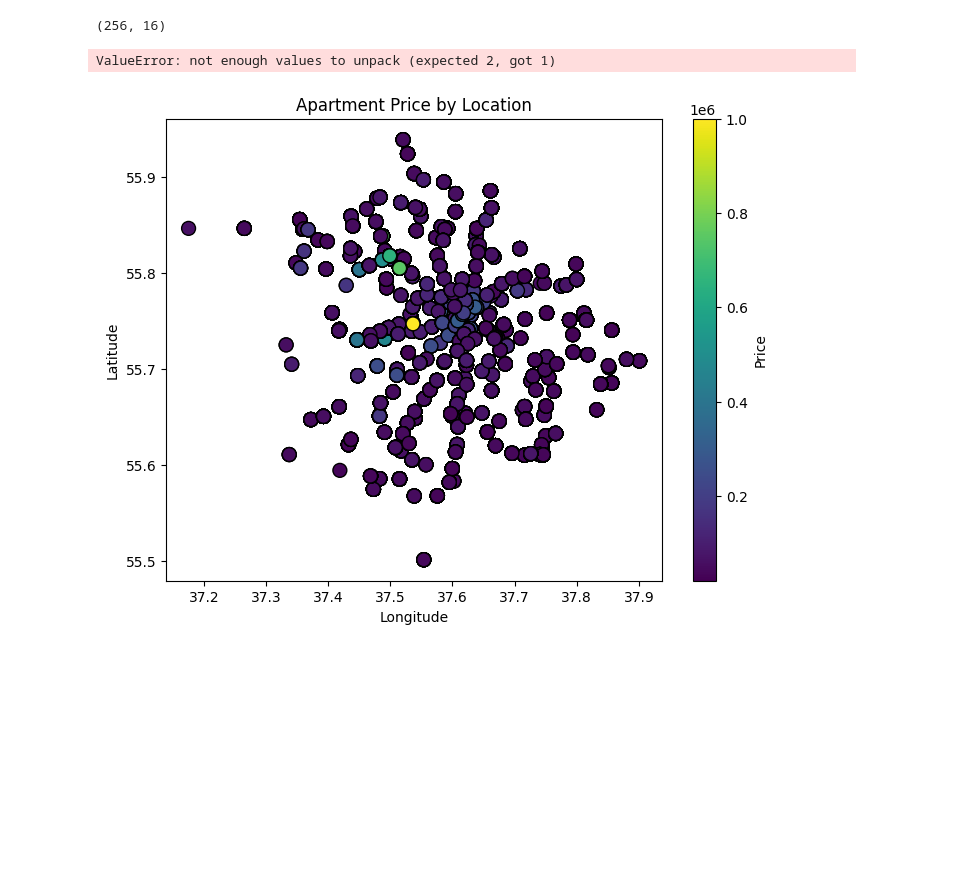
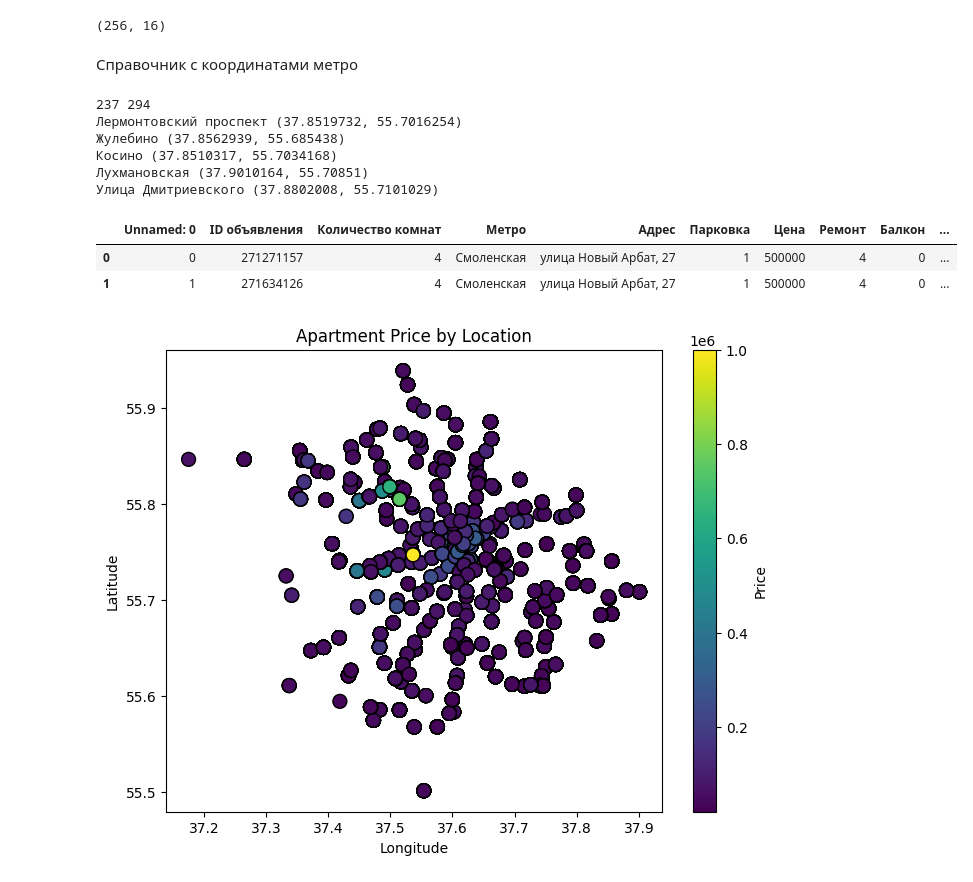
Before and after one commit to Ali-B-Indahouse/How-Much-Is-The-real-estate-in-Moscow, a Jupyter notebook: main.ipynb, the cells around one changed output. Saved outputs shown, nothing was run; the diff lists cells and outputs as text; code cells hidden in the pictures; blank space fills up the shorter version.

```diff
--- a/main.ipynb
+++ b/main.ipynb
@@ -299,0 +333,39 @@ sns.heatmap(df.corr(numeric_only=True), fmt='.2f', annot=True)
+# %%
+def distance_to_subway(s) -> float:
+    if pd.isna(s):
+        return pd.NA
+
+    # Проверяем, есть ли "(мин пешком)" или "(мин на машине)"
+    minutes = 0
+    if "мин пешком" in s:
+        # ищем число минут перед " мин пешком"
+        start = s.find("(") + 1
+        end = s.find(" мин пешком")
+
+        try :
+            minutes = int(s[start:end])
+        except:
+            minutes = 0
+
+        # Средняя скорость пешехода ≈ 5 км/ч = 5000 м/60 мин ≈ 83,33 м/мин.
+        meters = int(minutes * 83.33)
+        return meters
+
+    elif "мин на машине" in s:
+        start = s.find("(") + 1
+        end = s.find(" мин на машине")
+        try :
+            minutes = int(s[start:end])
+        except:
+            minutes = 0
+
+        # Средняя городская скорость ≈ 40 км/ч = 40000 м/60 мин ≈ 666,67 м/мин.
+        meters = int(minutes * 666.67)
+        return meters
+
+    else:
+        return 0
+
+df['subway_distance'] = df['Метро'].apply(lambda x: distance_to_subway(x))
+df[pd.isna(df['subway_distance'])].shape
+df['subway_distance'].unique()
@@ -322,6 +404,8 @@ df['Метро'] = df['Метро'].apply(lambda x: subway_name(x))
 df[pd.isna(df['Метро'])].shape
 # %% [output]
 (256, 16)
+# %% [markdown]
+Справочник с координатами метро
 # %%
 
 # Subway station GPS data. (lat, lon)
@@ -636,9 +720,10 @@ def get_subway_location(station_name) -> tuple : #(lat, lon)
     print(">>>>> Нет станции", station_name)
     return pd.NA
 # %%
+# Метро на основе загруженного geojson, но там не хватает станций
 import json
 
-with open("./datasets/moscow.geo.json") as f:
+with open("datasets/metro.geojson") as f:
     data = json.load(f)
 
 stations = {}
@@ -658,7 +743,20 @@ for subway in possibly_wrong_gps :
     if subway in stations :
         print(subway, stations[subway])
 # %% [output]
-ValueError: not enough values to unpack (expected 2, got 1)
+237 294
+Лермонтовский проспект (37.8519732, 55.7016254)
+Жулебино (37.8562939, 55.685438)
+Косино (37.8510317, 55.7034168)
+Лухмановская (37.9010164, 55.70851)
+Улица Дмитриевского (37.8802008, 55.7101029)
+# %%
+# Добавить lat, lon  по метро
+df[['lat', 'lon']] = df['Метро'].apply(lambda x: pd.Series(get_subway_location(x)))
+df.head(2)
+# %% [output]
+|  | Unnamed: 0 | ID объявления | Количество комнат | Метро | Адрес | Парковка | Цена | Ремонт | Балкон | ... |
+| 0 | 0 | 271271157 | 4 | Смоленская | улица Новый Арбат, 27 | 1 | 500000 | 4 | 0 | ... |
+| 1 | 1 | 271634126 | 4 | Смоленская | улица Новый Арбат, 27 | 1 | 500000 | 4 | 0 | ... |
 # %%
 # функция, чтобы расположение квартир на карте
 lat_lon = df['Метро'].apply(lambda x: get_subway_location(x))
```
Also changed, not shown: parts of 26 cells of this notebook, 1 other file.
